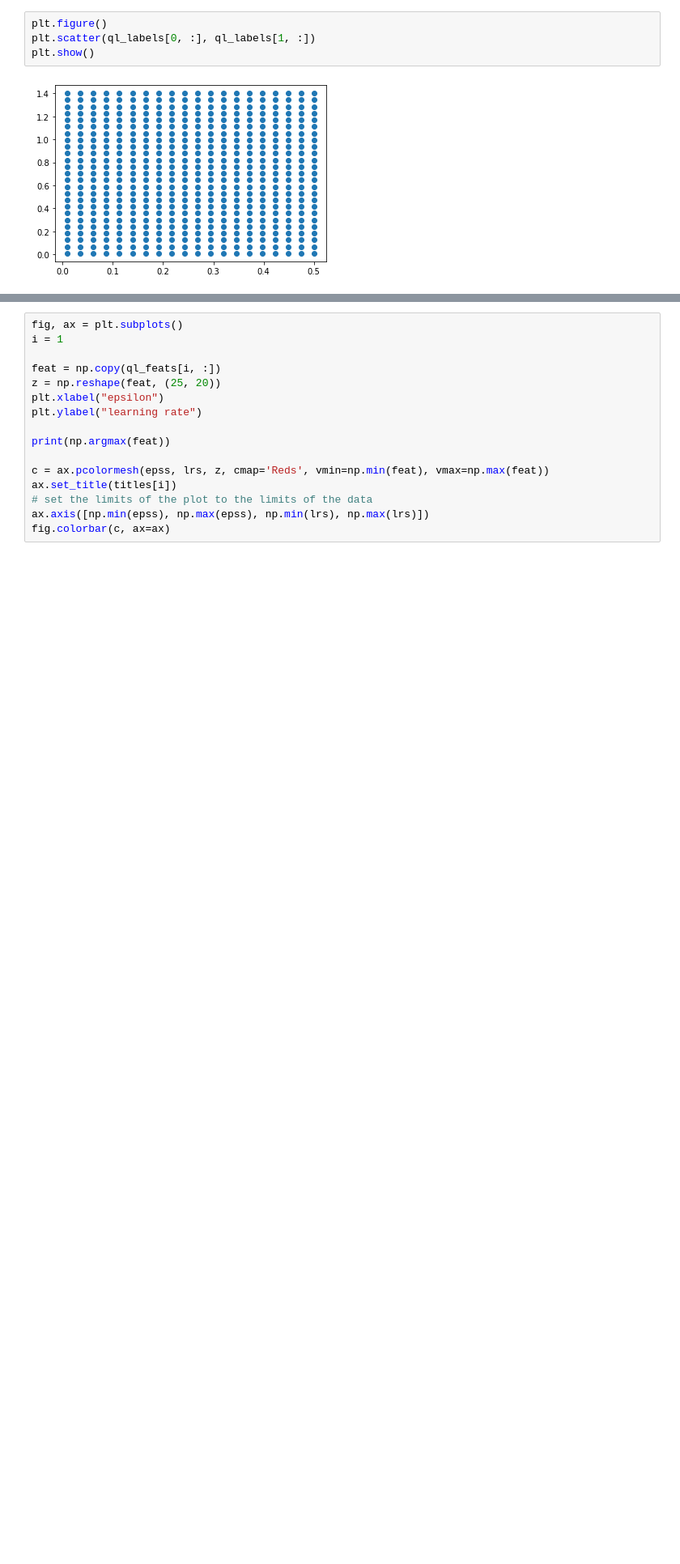
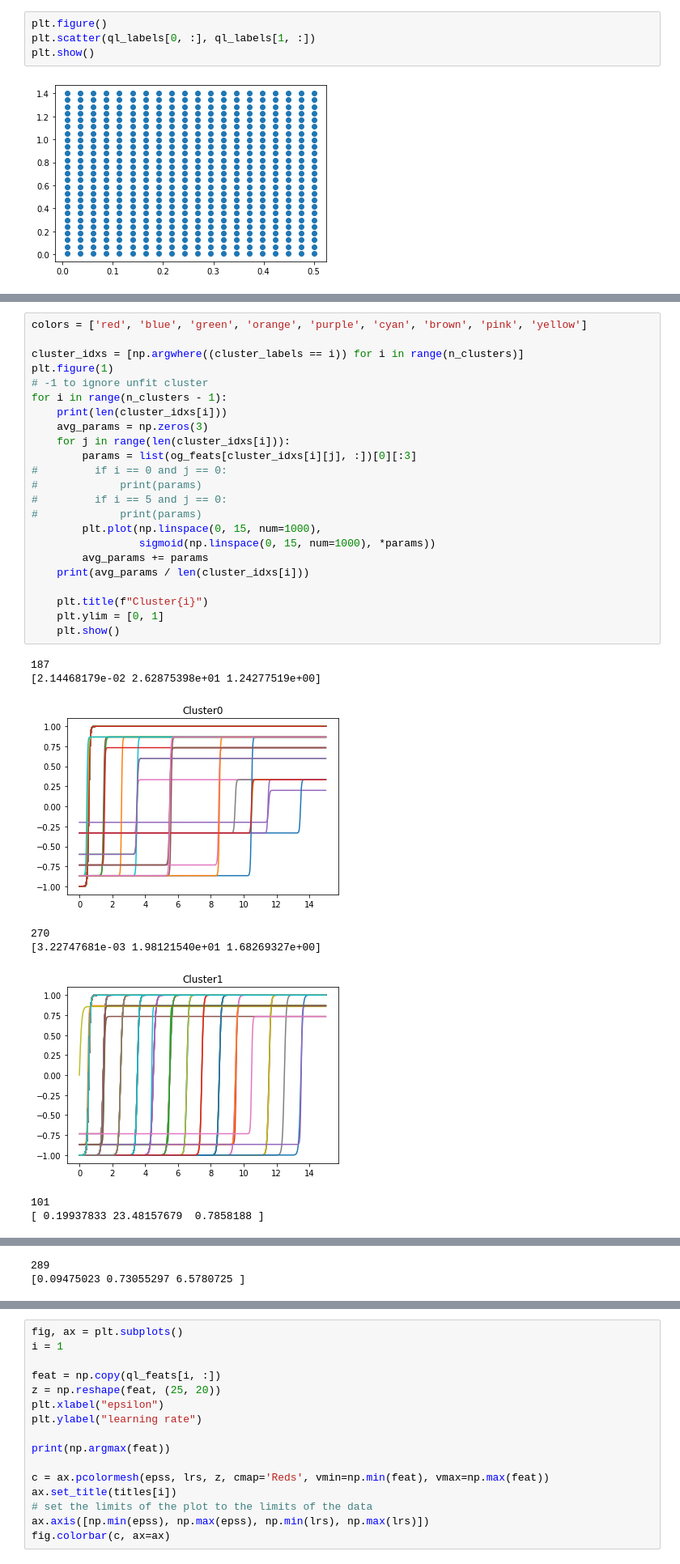
Before and after one commit to johnlyzhou/decision-making, a Jupyter notebook: notebooks/jlz-dev-1.0.ipynb, the cells around one changed output, grey strips where cells are left out. Shown at 81% size. Drawn from its saved outputs; the diff is of its cells as text; blank space fills up the shorter version.

```diff
--- a/notebooks/jlz-dev-1.0.ipynb
+++ b/notebooks/jlz-dev-1.0.ipynb
@@ -75,0 +119,32 @@ plt.show()
+# %%
+colors = ['red', 'blue', 'green', 'orange', 'purple', 'cyan', 'brown', 'pink', 'yellow']
+
+cluster_idxs = [np.argwhere((cluster_labels == i)) for i in range(n_clusters)]
+plt.figure(1)
+# -1 to ignore unfit cluster
+for i in range(n_clusters - 1):
+    print(len(cluster_idxs[i]))
+    avg_params = np.zeros(3)
+    for j in range(len(cluster_idxs[i])):
+        params = list(og_feats[cluster_idxs[i][j], :])[0][:3]
+#         if i == 0 and j == 0:
+#             print(params)
+#         if i == 5 and j == 0:
+#             print(params)
+        plt.plot(np.linspace(0, 15, num=1000),
+                 sigmoid(np.linspace(0, 15, num=1000), *params))
+        avg_params += params
+    print(avg_params / len(cluster_idxs[i]))
+
+    plt.title(f"Cluster{i}")
+    plt.ylim = [0, 1]
+    plt.show()
+# %% [output]
+187
+[2.14468179e-02 2.62875398e+01 1.24277519e+00]
+[figure, added]
+270
+[3.22747681e-03 1.98121540e+01 1.68269327e+00]
+[figure, added]
+101
+[ 0.19937833 23.48157679  0.7858188 ]
@@ -75,0 +152,2 @@ plt.show()
+289
+[0.09475023 0.73055297 6.5780725 ]
```
Also changed, not shown: parts of 16 cells of this notebook, 1 other file.
